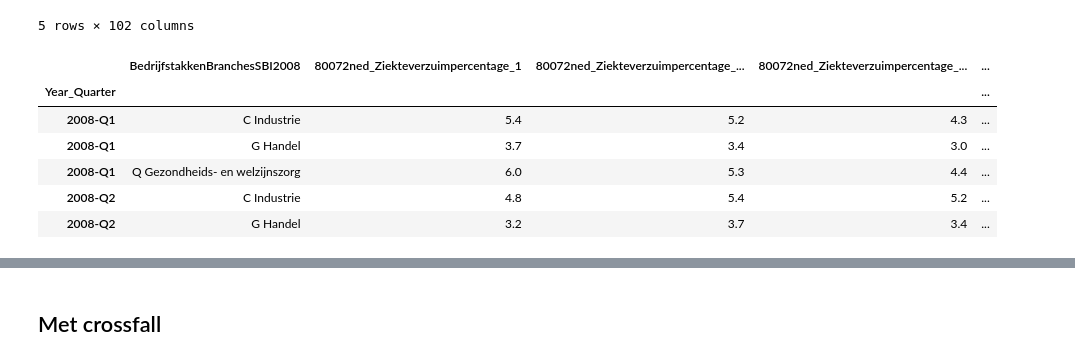
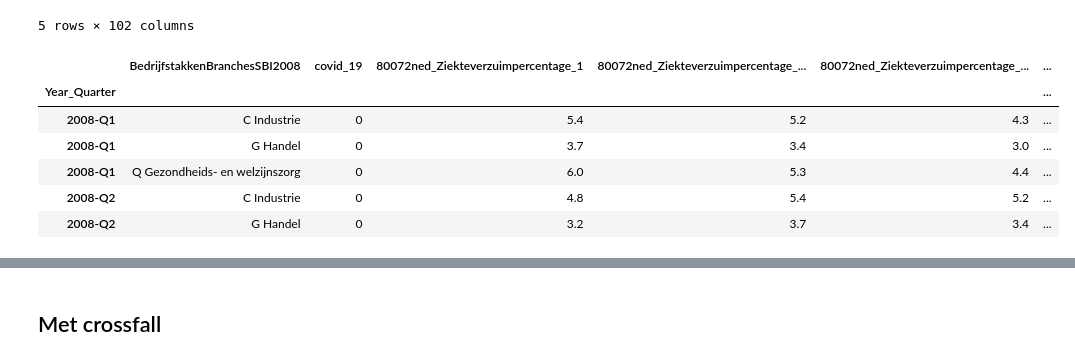
Before and after one commit to evdhout/uwv, a Jupyter notebook: uwv/ingestion/5) training.ipynb, the cells around one changed output, grey strips where cells are left out. Cells and saved outputs as stored; diff of their text form; code cells hidden in the pictures.

```diff
--- a/uwv/ingestion/5) training.ipynb
+++ b/uwv/ingestion/5) training.ipynb
@@ -37,13 +36,13 @@ df_filtered.head()
 | 2008-Q2 | G Handel | 3.2 | 18771.0 | 18772.0 | ... |
 5 rows × 102 columns
 # %%
-df_timeseries = df_filtered[['BedrijfstakkenBranchesSBI2008'] + [col for col in df_filtered.columns if '80072ned_Ziekteverzuimpercentage_1' in col]]
+df_timeseries = df_filtered[['BedrijfstakkenBranchesSBI2008'] + ["covid_19"] + [col for col in df_filtered.columns if '80072ned_Ziekteverzuimpercentage_1' in col]]
 df_timeseries.head()
 # %% [output]
-|  | BedrijfstakkenBranchesSBI2008 | 80072ned_Ziekteverzuimpercentage_1 | 80072ned_Ziekteverzuimpercentage_... | 80072ned_Ziekteverzuimpercentage_... | ... |
-| Year_Quarter |  |  |  |  | ... |
-| 2008-Q1 | C Industrie | 5.4 | 5.2 | 4.3 | ... |
-| 2008-Q1 | G Handel | 3.7 | 3.4 | 3.0 | ... |
-| 2008-Q1 | Q Gezondheids- en welzijnszorg | 6.0 | 5.3 | 4.4 | ... |
-| 2008-Q2 | C Industrie | 4.8 | 5.4 | 5.2 | ... |
-| 2008-Q2 | G Handel | 3.2 | 3.7 | 3.4 | ... |
+|  | BedrijfstakkenBranchesSBI2008 | covid_19 | 80072ned_Ziekteverzuimpercentage_1 | 80072ned_Ziekteverzuimpercentage_... | 80072ned_Ziekteverzuimpercentage_... | ... |
+| Year_Quarter |  |  |  |  |  | ... |
+| 2008-Q1 | C Industrie | 0 | 5.4 | 5.2 | 4.3 | ... |
+| 2008-Q1 | G Handel | 0 | 3.7 | 3.4 | 3.0 | ... |
+| 2008-Q1 | Q Gezondheids- en welzijnszorg | 0 | 6.0 | 5.3 | 4.4 | ... |
+| 2008-Q2 | C Industrie | 0 | 4.8 | 5.4 | 5.2 | ... |
+| 2008-Q2 | G Handel | 0 | 3.2 | 3.7 | 3.4 | ... |
```
Also changed, not shown: parts of 11 cells of this notebook, 2 other files.
